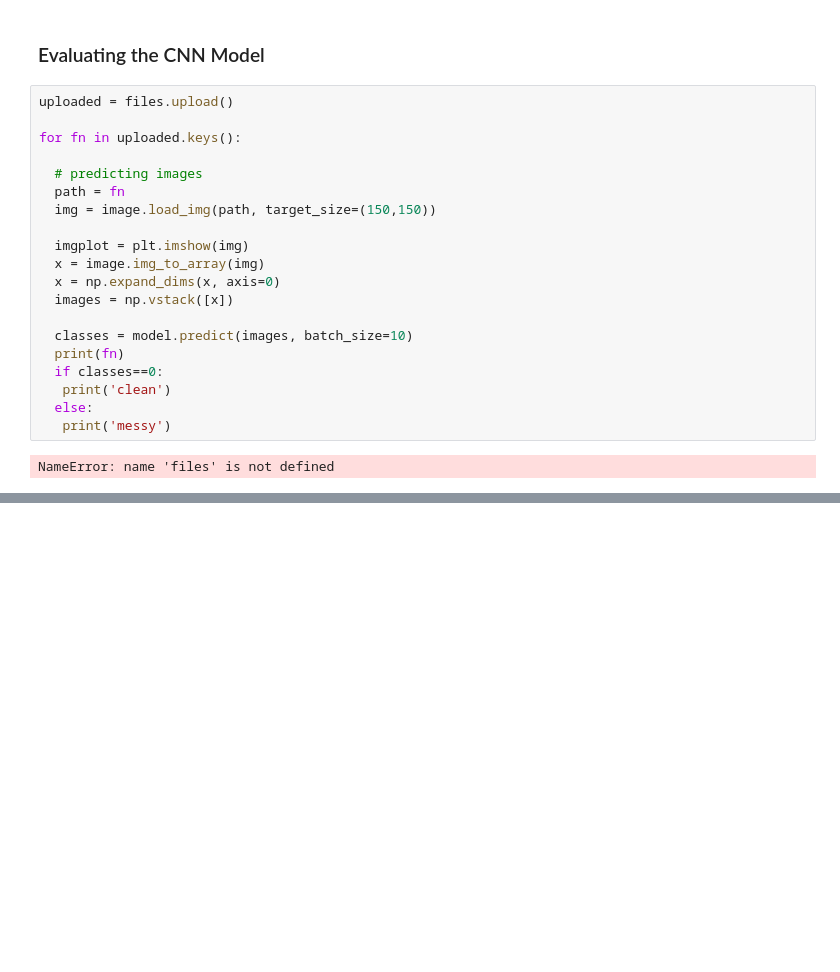
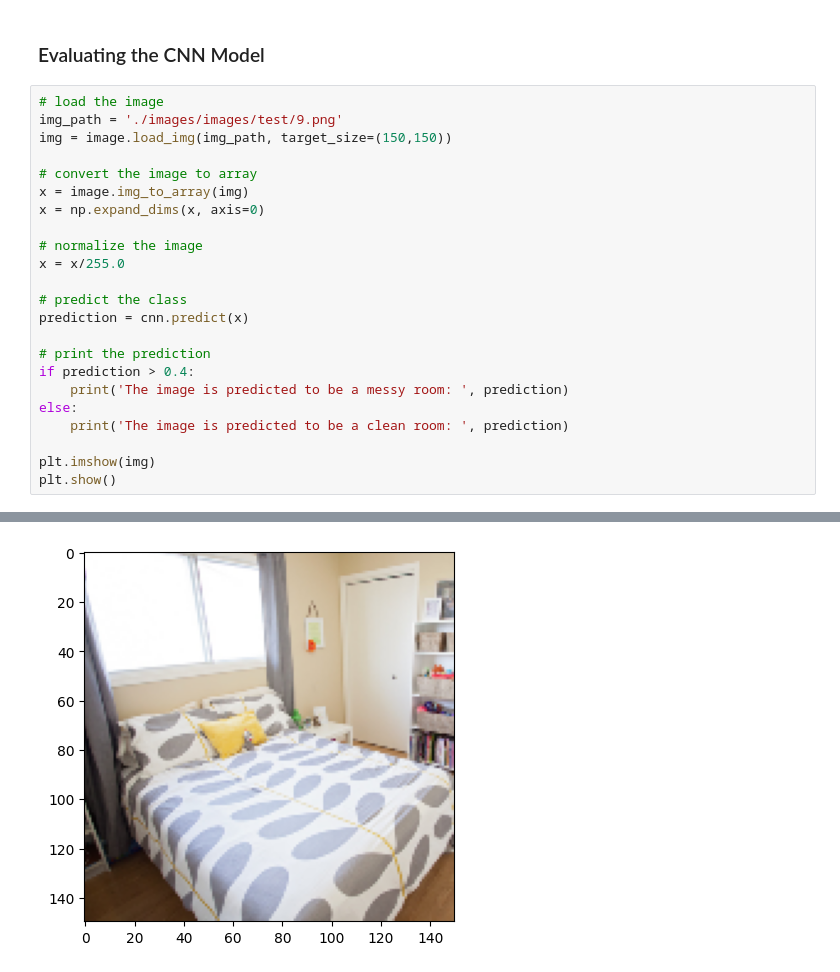
Before and after one commit to andidprastyo/TensorFlow-Projects, a Jupyter notebook: Messy Room Detection/messy_room_detection.ipynb, the cells around one changed output, grey strips where cells are left out. Saved outputs shown, nothing was run; the diff lists cells and outputs as text; blank space fills up the shorter version.

Commit message:
feat:Model Success

```diff
--- a/Messy Room Detection/messy_room_detection.ipynb
+++ b/Messy Room Detection/messy_room_detection.ipynb
@@ -103,25 +105,27 @@ Epoch 30/30
 <keras.src.callbacks.History at 0x...>
 # %% [markdown]
 ### Evaluating the CNN Model
-# %%
-uploaded = files.upload()
-
-for fn in uploaded.keys():
-
-  # predicting images
-  path = fn
-  img = image.load_img(path, target_size=(150,150))
-
-  imgplot = plt.imshow(img)
-  x = image.img_to_array(img)
-  x = np.expand_dims(x, axis=0)
-  images = np.vstack([x])
-
-  classes = model.predict(images, batch_size=10)
-  print(fn)
-  if classes==0:
-   print('clean')
-  else:
-   print('messy')
-# %% [output]
-NameError: name 'files' is not defined
+# %%
+# load the image
+img_path = './images/images/test/9.png'
+img = image.load_img(img_path, target_size=(150,150))
+
+# convert the image to array
+x = image.img_to_array(img)
+x = np.expand_dims(x, axis=0)
+
+# normalize the image
+x = x/255.0
+
+# predict the class
+prediction = cnn.predict(x)
+
+# print the prediction
+if prediction > 0.4:
+	print('The image is predicted to be a messy room: ', prediction)
+else:
+	print('The image is predicted to be a clean room: ', prediction)
+
+plt.imshow(img)
+plt.show()
+# %% [output]
@@ -127,0 +134 @@ NameError: name 'files' is not defined
+[figure, added]
```
Also changed, not shown: parts of 3 cells of this notebook.
